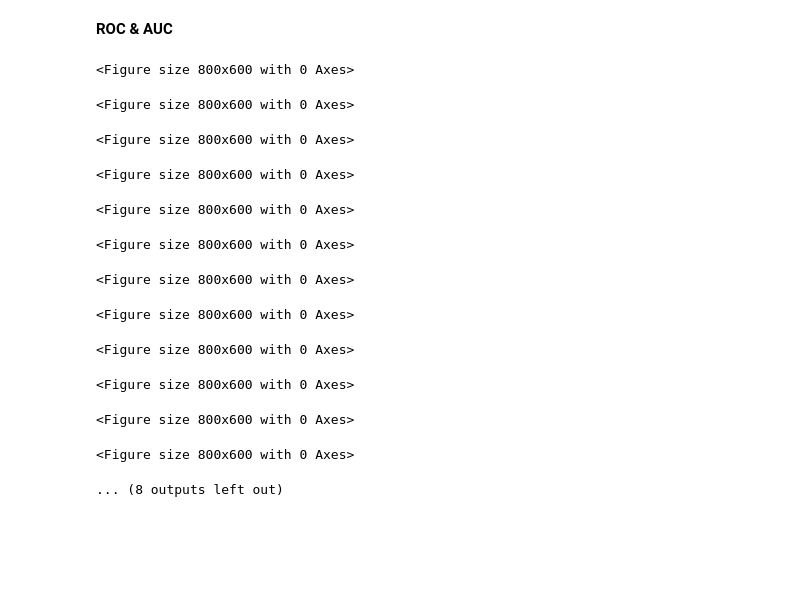
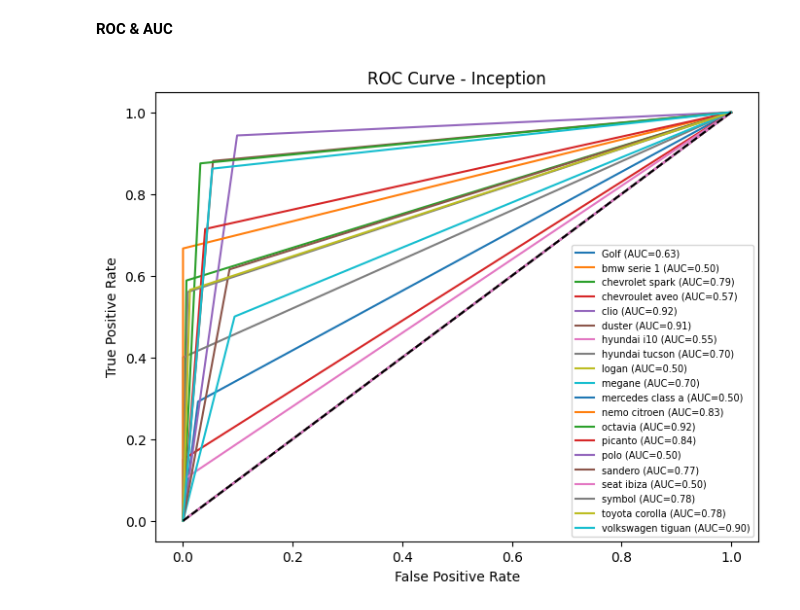
Before and after one commit to MoMedhat10/deep-learning-project, a Jupyter notebook: carClassificationProject.ipynb, the cells around one changed output. Drawn from its saved outputs; the diff is of its cells as text; code cells hidden in the pictures; blank space fills up the shorter version.

```diff
--- a/carClassificationProject.ipynb
+++ b/carClassificationProject.ipynb
@@ -663,41 +706,34 @@ Classification Report:
 # %%
 from sklearn.preprocessing import label_binarize
 from sklearn.metrics import roc_curve, auc
-
+import matplotlib.pyplot as plt
 
 class_names = test_loader_inc.dataset.classes
 num_classes = len(class_names)
 
 y_true_bin = label_binarize(y_true, classes=range(num_classes))
 y_pred_bin = label_binarize(y_pred, classes=range(num_classes))
 
 fpr, tpr, roc_auc = {}, {}, {}
 
 for i in range(num_classes):
     fpr[i], tpr[i], _ = roc_curve(y_true_bin[:, i], y_pred_bin[:, i])
     roc_auc[i] = auc(fpr[i], tpr[i])
 
-    plt.figure(figsize=(8,6))
+plt.figure(figsize=(8,6))
+
 for i in range(num_classes):
-    plt.plot(fpr[i], tpr[i], label=f'{class_names[i]} (AUC={roc_auc[i]:.2f})')
+    plt.plot(
+        fpr[i],
+        tpr[i],
+        label=f'{class_names[i]} (AUC={roc_auc[i]:.2f})'
+    )
 
-plt.plot([0,1],[0,1],'k--')
+plt.plot([0,1], [0,1], 'k--')
 plt.xlabel('False Positive Rate')
 plt.ylabel('True Positive Rate')
 plt.title('ROC Curve - Inception')
 plt.legend(fontsize=7)
 plt.show()
 # %% [output]
-<Figure size 800x600 with 0 Axes>
-<Figure size 800x600 with 0 Axes>
-<Figure size 800x600 with 0 Axes>
-<Figure size 800x600 with 0 Axes>
-<Figure size 800x600 with 0 Axes>
-<Figure size 800x600 with 0 Axes>
-<Figure size 800x600 with 0 Axes>
-<Figure size 800x600 with 0 Axes>
-<Figure size 800x600 with 0 Axes>
-<Figure size 800x600 with 0 Axes>
-<Figure size 800x600 with 0 Axes>
-<Figure size 800x600 with 0 Axes>
-... (8 outputs left out)
+[figure, added]
```
Also changed, not shown: parts of 20 cells of this notebook.
